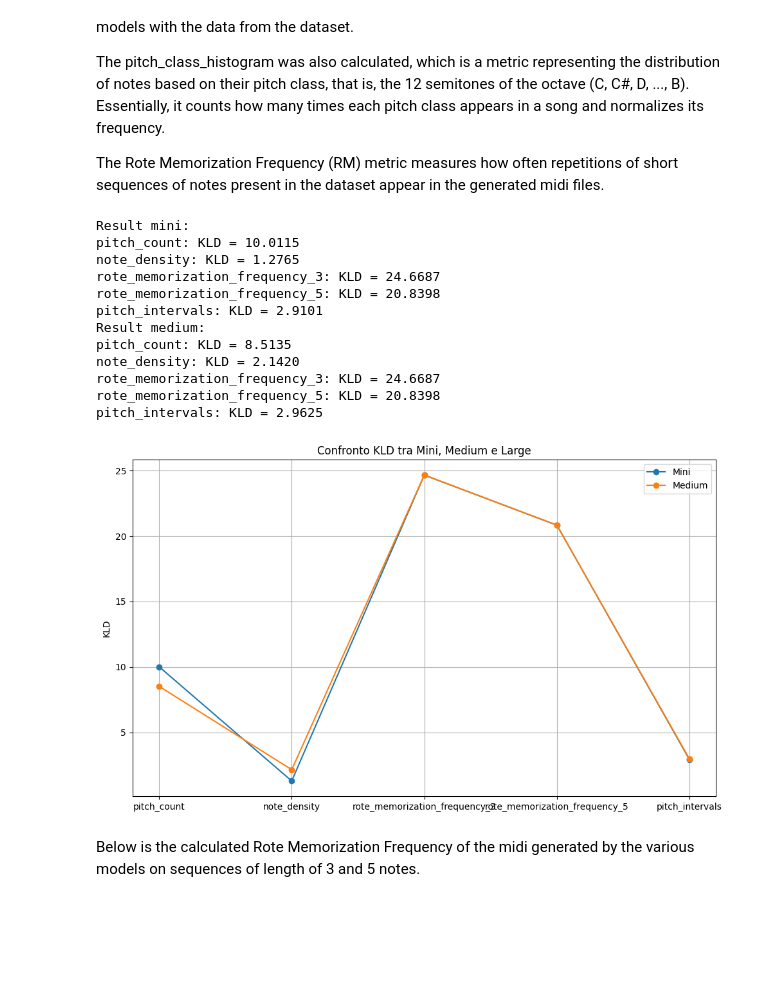
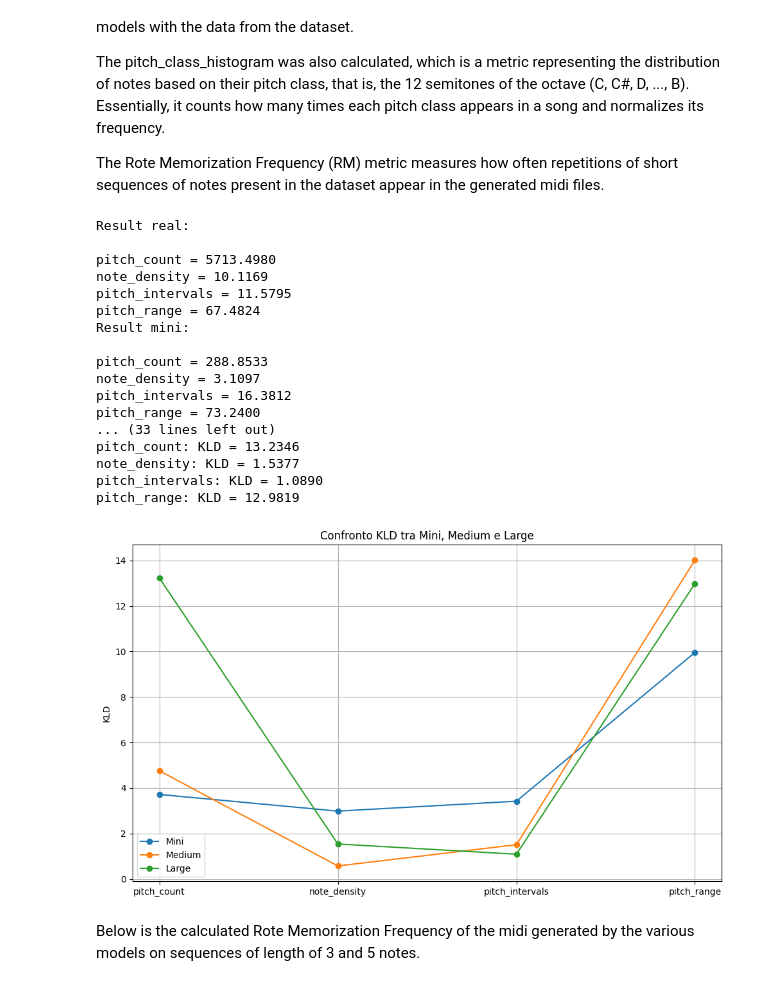
Before and after one commit to DanielCapannini/MusicGAN, a Jupyter notebook: MusicGAN22_11_33.ipynb, the cells around one changed output. Cells and saved outputs as stored; diff of their text form; code cells hidden in the pictures; blank space fills up the shorter version.

```diff
--- a/MusicGAN22_11_33.ipynb
+++ b/MusicGAN22_11_33.ipynb
@@ -1359,70 +1357,79 @@ real_result = real_run_function_on_folder(real_folder)
 
 results_mini_kld, results_mini = compare_folders_with_kld(real_result, generated_mini_folder)
 results_medium_kld, results_medium = compare_folders_with_kld(real_result, generated_medium_folder)
-#results_large_kld, results_large = compare_folders_with_kld(real_result, generated_large_folder)
+results_large_kld, results_large = compare_folders_with_kld(real_result, generated_large_folder)
 
 print("Result real:\n")
 for key, value in real_result.items():
-    print(f"{key} = {value:.4f}")
+  mean_val = np.mean(value)
+  print(f"{key} = {mean_val:.4f}")
 
-print("Result mini:\n")
+print("\nResult mini:\n")
 for key, value in results_mini.items():
-    print(f"{key} = {value:.4f}")
+  mean_val = np.mean(value)
+  print(f"{key} = {mean_val:.4f}")
 
-print("Result medium:\n")
+print("\nResult medium:\n")
 for key, value in results_medium.items():
-    print(f"{key} = {value:.4f}")
+  mean_val = np.mean(value)
+  print(f"{key} = {mean_val:.4f}")
 
-#print("Result large:\n")
-#for key, value in results_large.items():
-#    print(f"{key} = {value:.4f}")
+print("\nResult large:\n")
+for key, value in results_large.items():
+  mean_val = np.mean(value)
+  print(f"{key} = {mean_val:.4f}")
 
 print("\n\n")
 print("KLD result:\n")
 
 print("Result mini:\n")
 for key, value in results_mini_kld.items():
-    print(f"{key}: KLD = {value:.4f}")
+  print(f"{key}: KLD = {value:.4f}")
 
-print("Result medium:\n")
+print("\nResult medium:\n")
 for key, value in results_medium_kld.items():
-    print(f"{key}: KLD = {value:.4f}")
+  print(f"{key}: KLD = {value:.4f}")
 
-#print("Result large:\n")
-#for key, value in results_large_kld.items():
-#    print(f"{key}: KLD = {value:.4f}")
+print("\nResult large:\n")
+for key, value in results_large_kld.items():
+  print(f"{key}: KLD = {value:.4f}")
 # %% [output]
+Result real:
+
+pitch_count = 5713.4980
+note_density = 10.1169
+pitch_intervals = 11.5795
+pitch_range = 67.4824
 Result mini:
-pitch_count: KLD = 10.0115
-note_density: KLD = 1.2765
-rote_memorization_frequency_3: KLD = 24.6687
-rote_memorization_frequency_5: KLD = 20.8398
-pitch_intervals: KLD = 2.9101
-Result medium:
-pitch_count: KLD = 8.5135
-note_density: KLD = 2.1420
-rote_memorization_frequency_3: KLD = 24.6687
-rote_memorization_frequency_5: KLD = 20.8398
-pitch_intervals: KLD = 2.9625
+
+pitch_count = 288.8533
+note_density = 3.1097
+pitch_intervals = 16.3812
+pitch_range = 73.2400
+... (33 lines left out)
+pitch_count: KLD = 13.2346
+note_density: KLD = 1.5377
+pitch_intervals: KLD = 1.0890
+pitch_range: KLD = 12.9819
 # %%
-metrics = list(results_mini.keys())
-values_mini = list(results_mini.values())
-values_medium = list(results_medium.values())
-#values_large = list(results_large.values())
+metrics = list(results_mini_kld.keys())
+values_mini = list(results_mini_kld.values())
+values_medium = list(results_medium_kld.values())
+values_large = list(results_large_kld.values())
 
 plt.figure(figsize=(10,6))
 plt.plot(metrics, values_mini, marker="o", label="Mini")
 plt.plot(metrics, values_medium, marker="o", label="Medium")
-#plt.plot(metrics, values_large, marker="o", label="Large")
+plt.plot(metrics, values_large, marker="o", label="Large")
 
 plt.ylabel("KLD")
 plt.title("Confronto KLD tra Mini, Medium e Large")
 plt.legend()
 plt.grid(True)
 plt.tight_layout()
 plt.show()
 # %% [output]
-[figure, old version]
+[figure, new version]
 # %% [markdown]
 Below is the calculated Rote Memorization Frequency of the midi generated by the various models on sequences of length of 3 and 5 notes.
 # %%
```
Also changed, not shown: parts of 13 cells of this notebook.
